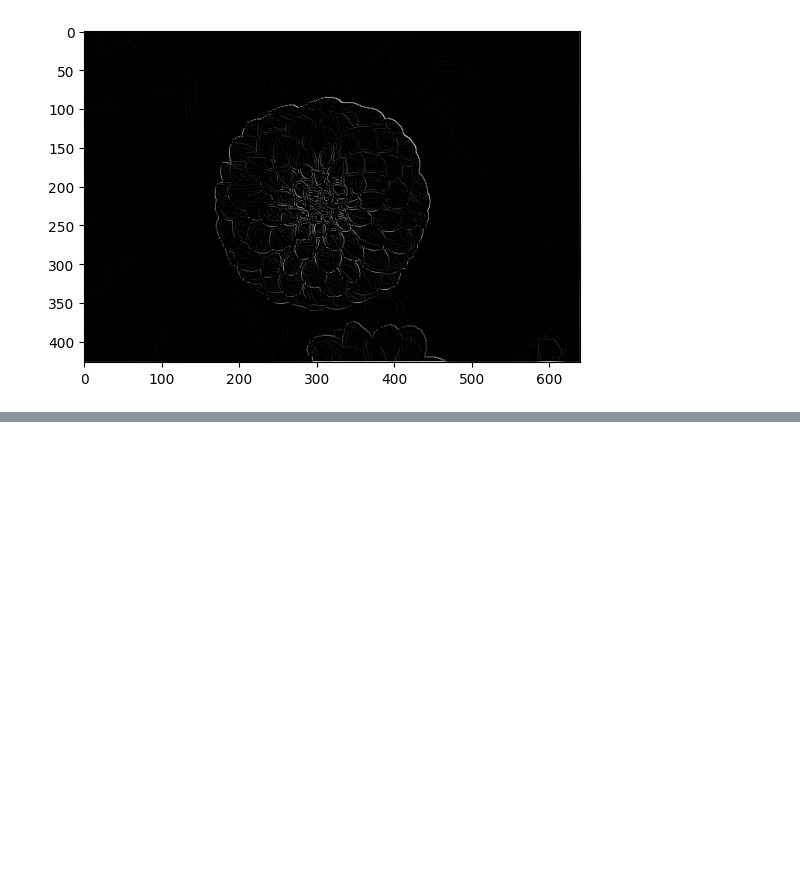
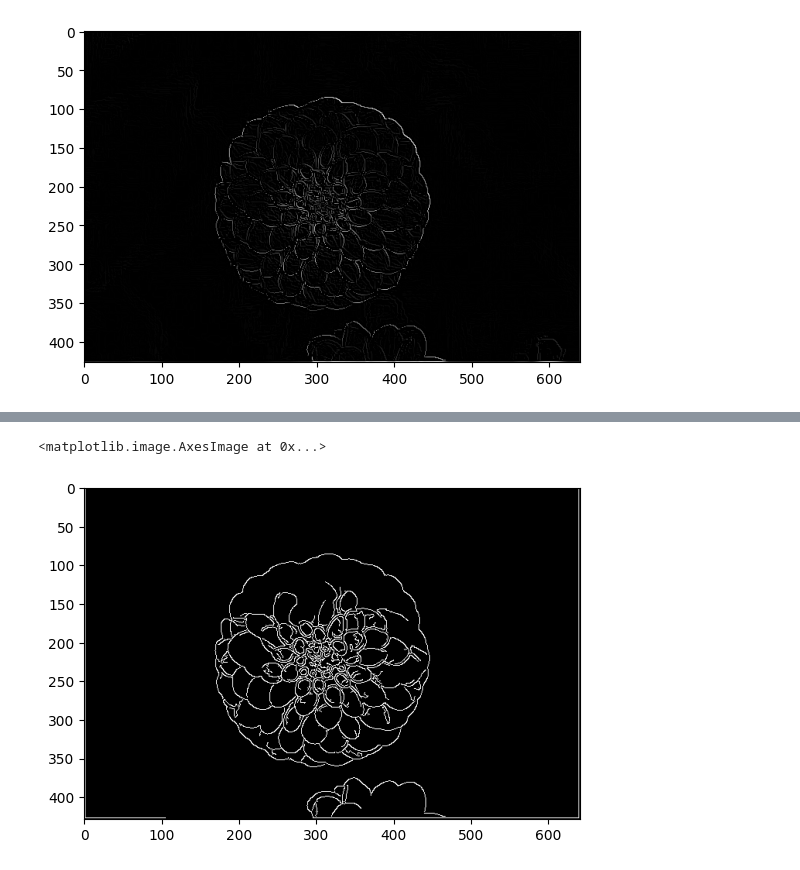
Before and after one commit to York-Citynew/edge_detection, a Jupyter notebook: edge_detection.ipynb, the cells around one changed output, grey strips where cells are left out. Saved outputs shown, nothing was run; the diff lists cells and outputs as text; code cells hidden in the pictures; blank space fills up the shorter version.

```diff
--- a/edge_detection.ipynb
+++ b/edge_detection.ipynb
@@ -128,0 +133,6 @@ plt.imshow(edge_map,'gray')
+# %%
+plt.imshow(Canny(image,40,300), 'gray')
+# image
+# %% [output]
+<matplotlib.image.AxesImage at 0x...>
+[figure, added]
```
Also changed, not shown: parts of 4 cells of this notebook.
